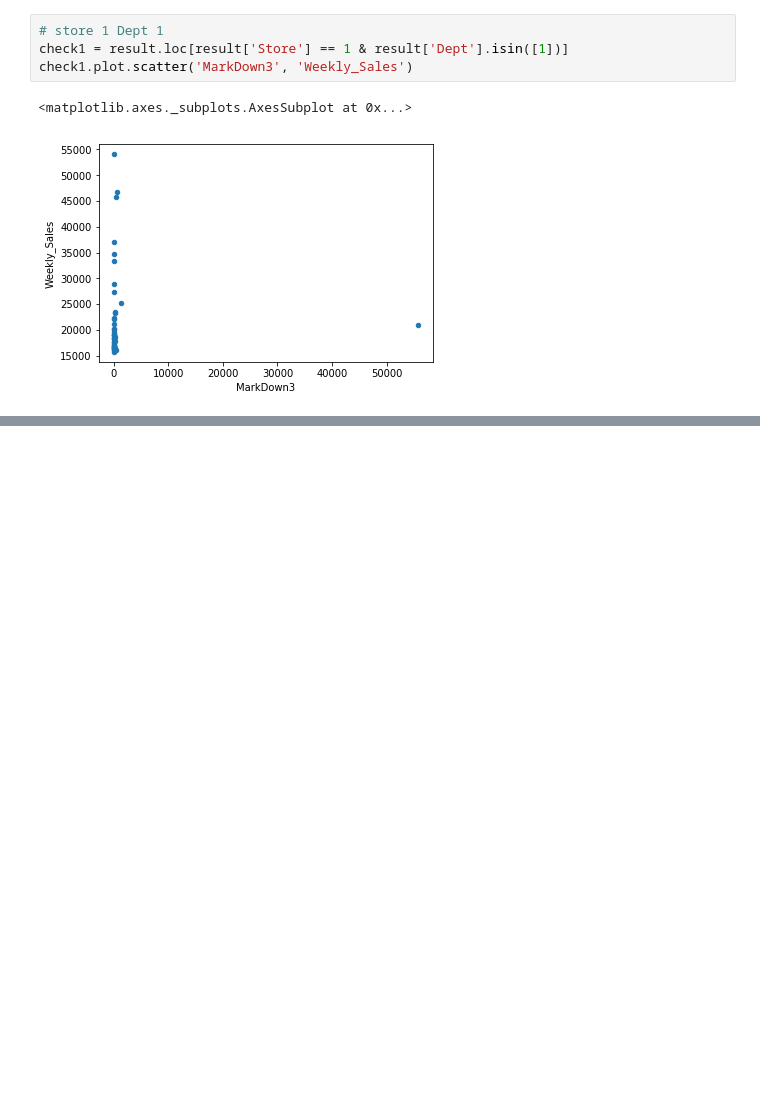
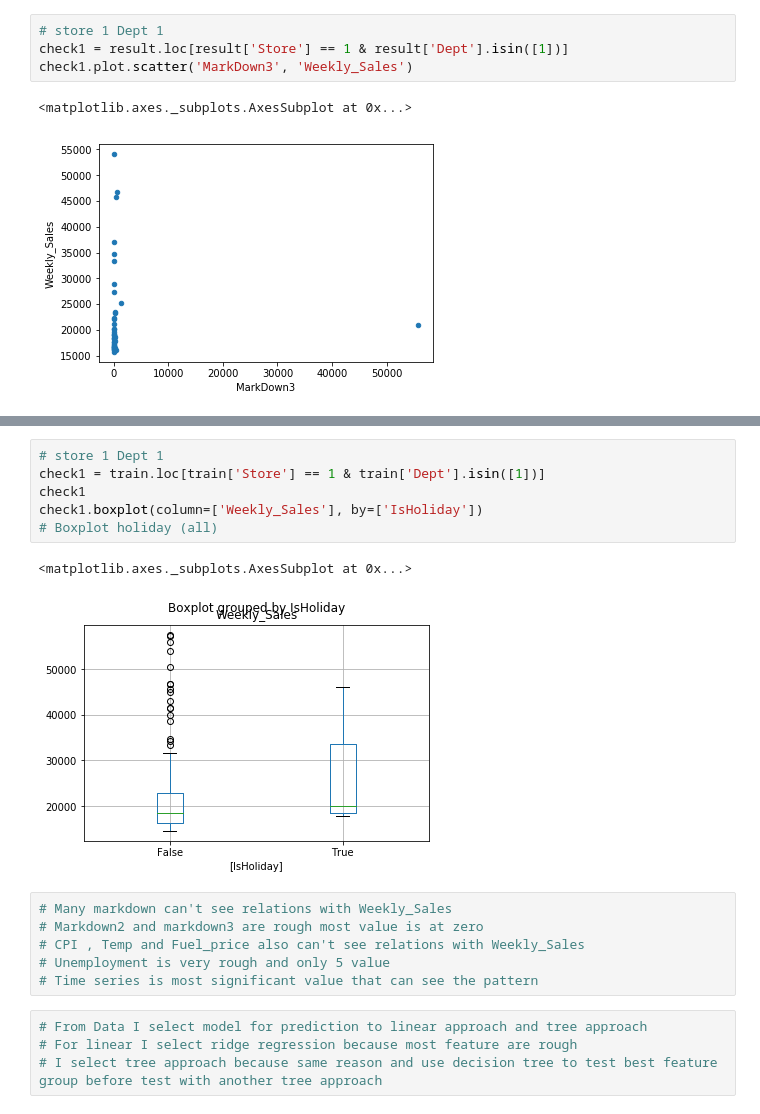
Before and after one commit to poompoowit/Walmart-Project, a Jupyter notebook: Knowing Data.ipynb, the cells around one changed output, grey strips where cells are left out. Saved outputs shown, nothing was run; the diff lists cells and outputs as text; blank space fills up the shorter version.

```diff
--- a/Knowing Data.ipynb
+++ b/Knowing Data.ipynb
@@ -148,0 +166,19 @@ check1.plot.scatter('MarkDown5', 'Weekly_Sales')
+# %%
+# store 1 Dept 1
+check1 = train.loc[train['Store'] == 1 & train['Dept'].isin([1])]
+check1
+check1.boxplot(column=['Weekly_Sales'], by=['IsHoliday'])
+# Boxplot holiday (all)
+# %% [output]
+<matplotlib.axes._subplots.AxesSubplot at 0x...>
+[figure, added]
+# %%
+# Many markdown can't see relations with Weekly_Sales
+# Markdown2 and markdown3 are rough most value is at zero
+# CPI , Temp and Fuel_price also can't see relations with Weekly_Sales
+# Unemployment is very rough and only 5 value
+# Time series is most significant value that can see the pattern
+# %%
+# From Data I select model for prediction to linear approach and tree approach
+# For linear I select ridge regression because most feature are rough
+# I select tree approach because same reason and use decision tree to test best feature group before test with another tree approach
```
Also changed, not shown: parts of 5 cells of this notebook.
